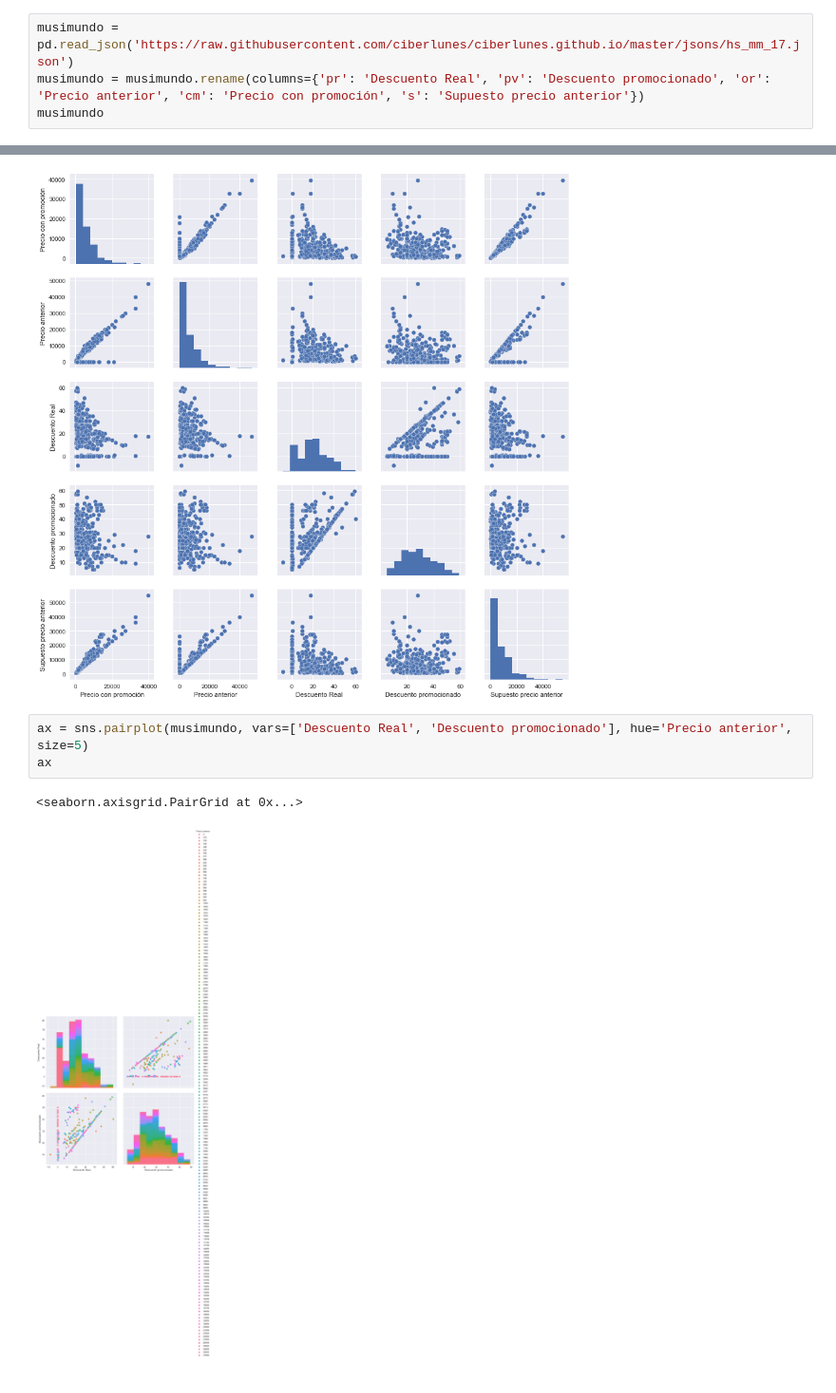
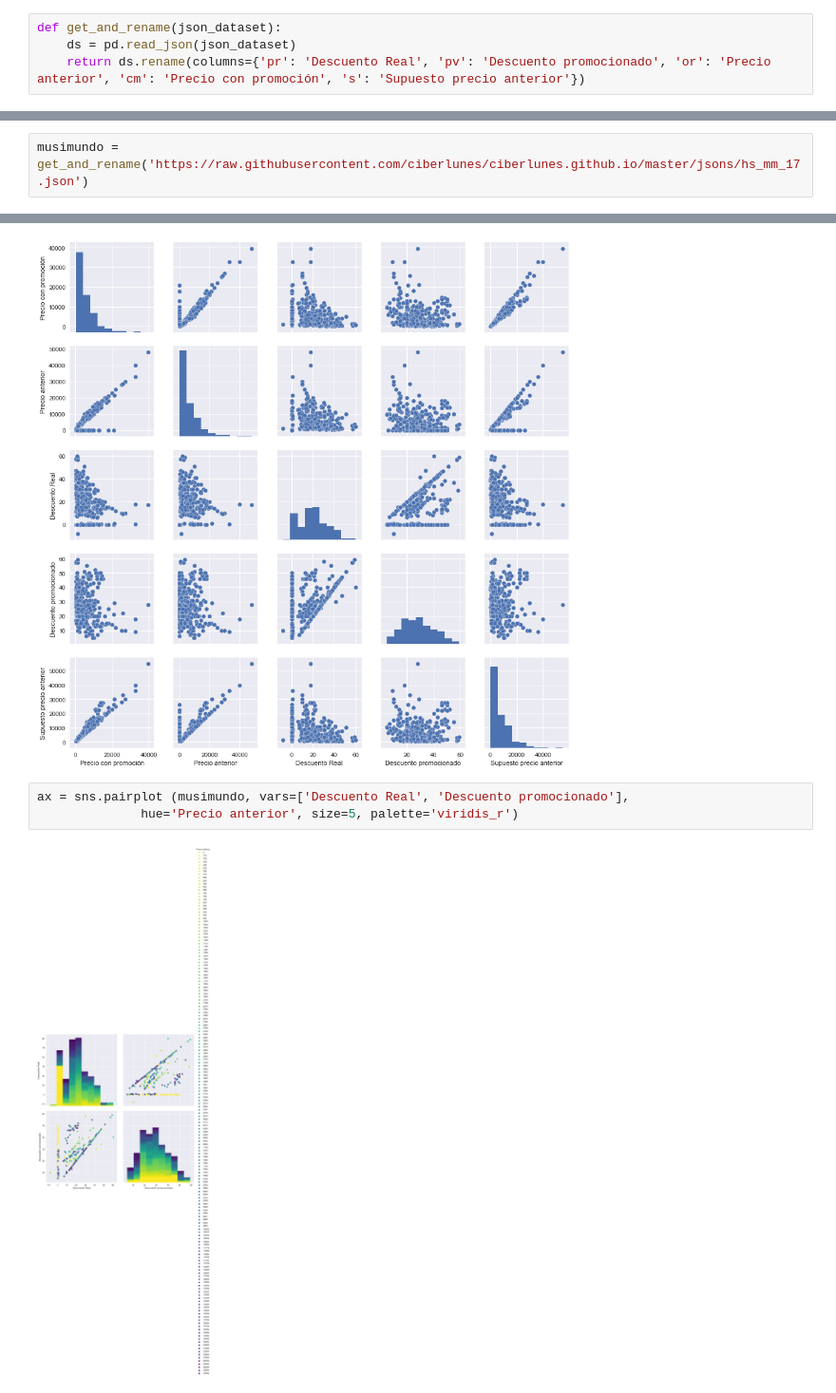
Before and after one commit to OpenDataCordoba/jotsail-analisis, a Jupyter notebook: analisis.ipynb, the cells around one changed output, grey strips where cells are left out. Shown at 95% size. Saved outputs shown, nothing was run; the diff lists cells and outputs as text.

Commit message:
analis para el resto de los datasets

```diff
--- a/analisis.ipynb
+++ b/analisis.ipynb
@@ -3,6 +10,6 @@
 import pandas as pd
 import seaborn as sns
 # %%
-musimundo = pd.read_json('https://raw.githubusercontent.com/ciberlunes/ciberlunes.github.io/master/jsons/hs_mm_17.json')
-musimundo = musimundo.rename(columns={'pr': 'Descuento Real', 'pv': 'Descuento promocionado', 'or': 'Precio anterior', 'cm': 'Precio con promoción', 's': 'Supuesto precio anterior'})
-musimundo
+def get_and_rename(json_dataset):
+    ds = pd.read_json(json_dataset)
+    return ds.rename(columns={'pr': 'Descuento Real', 'pv': 'Descuento promocionado', 'or': 'Precio anterior', 'cm': 'Precio con promoción', 's': 'Supuesto precio anterior'})
@@ -28,11 +18,12 @@ musimundo
+# %%
+musimundo = get_and_rename('https://raw.githubusercontent.com/ciberlunes/ciberlunes.github.io/master/jsons/hs_mm_17.json')
 # %%
 sns.pairplot(musimundo)
 # %% [output]
 <seaborn.axisgrid.PairGrid at 0x...>
 [figure]
 # %%
-ax = sns.pairplot(musimundo, vars=['Descuento Real', 'Descuento promocionado'], hue='Precio anterior', size=5)
-ax
+ax = sns.pairplot (musimundo, vars=['Descuento Real', 'Descuento promocionado'],
+              hue='Precio anterior', size=5, palette='viridis_r')
 # %% [output]
-<seaborn.axisgrid.PairGrid at 0x...>
-[figure, old version]
+[figure, new version]
```
Also changed, not shown: parts of 12 cells of this notebook.
